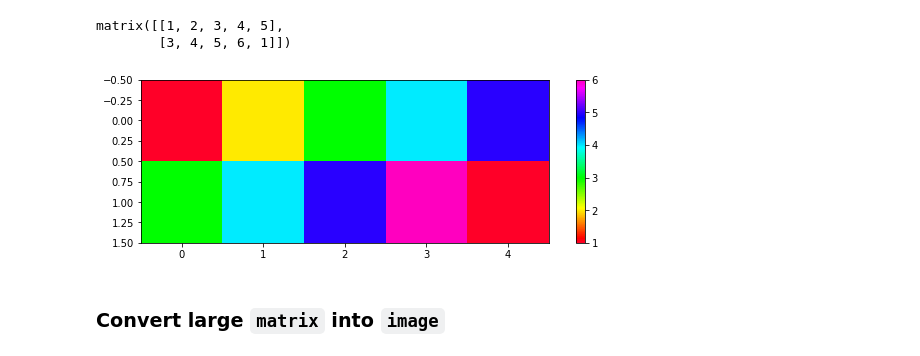
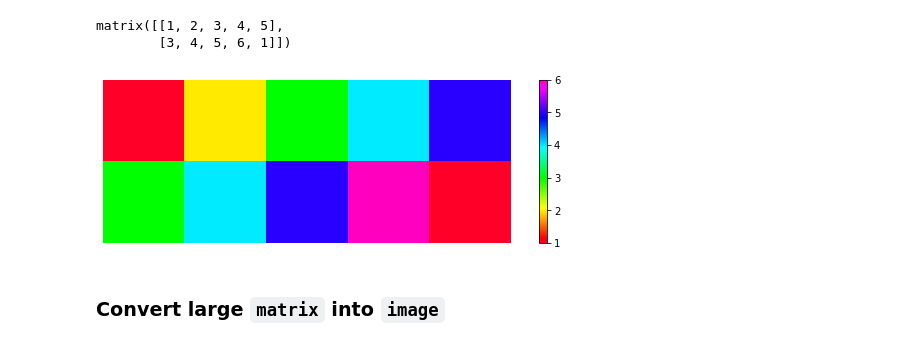
Before and after one commit to msameeruddin/Data-Analysis-Python, a Jupyter notebook: 8_DA_Image_da/image_data_analysis.ipynb, the cells around one changed output. Drawn from its saved outputs; the diff is of its cells as text; code cells hidden in the pictures.

```diff
--- a/8_DA_Image_da/image_data_analysis.ipynb
+++ b/8_DA_Image_da/image_data_analysis.ipynb
@@ -81,10 +69,11 @@ matrix([[1, 2, 3, 4, 5],
 # %%
 plt.figure(figsize=(10, 3))
 image_mat = plt.imshow(mat, cmap='gist_rainbow')
 plt.colorbar(image_mat)
+plt.axis("off")
 plt.show()
 # %% [output]
-[figure, old version]
+[figure, new version]
 # %% [markdown]
 ### Convert large `matrix` into `image`
 # %%
```
Also changed, not shown: parts of 13 cells of this notebook, 18 other files.
